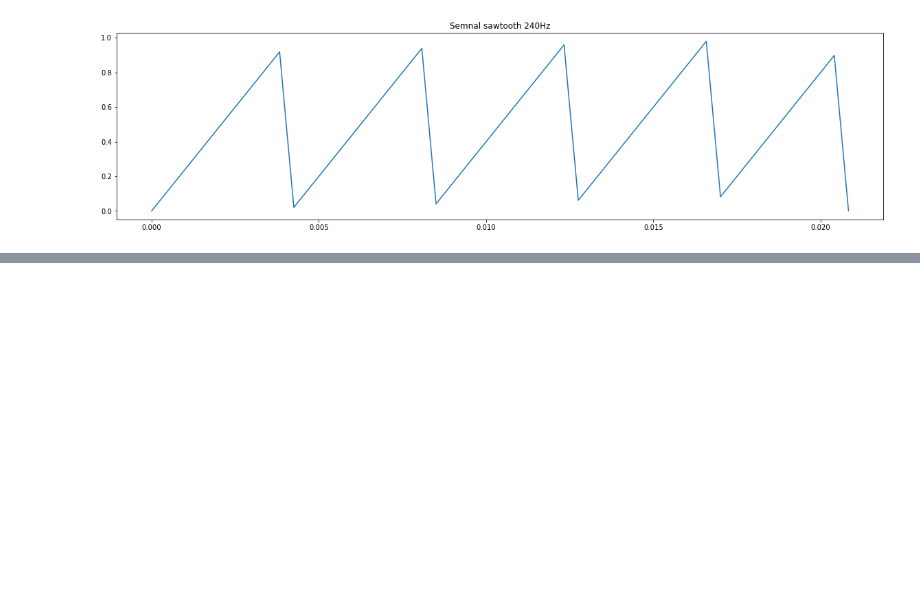
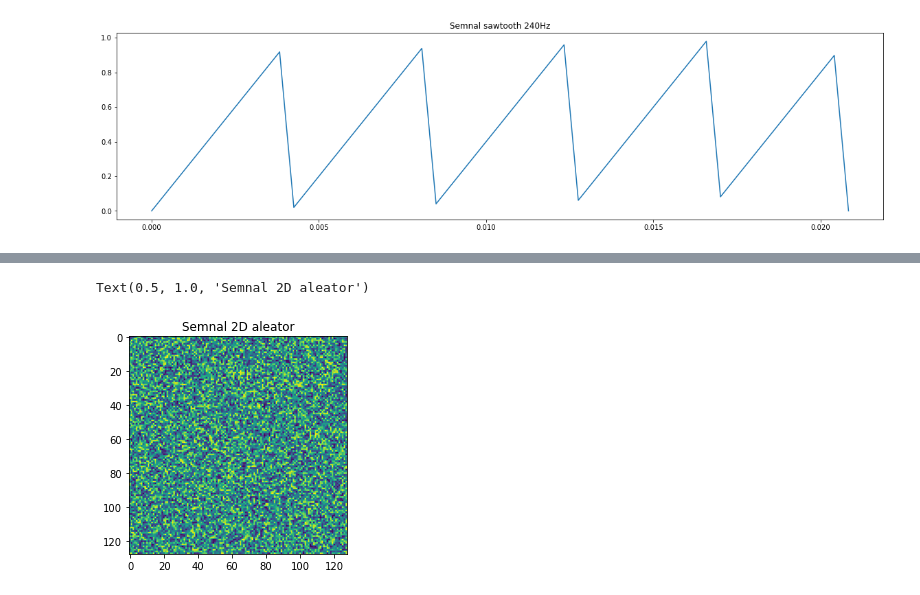
Before and after one commit to TomaBlogu/proc-sem, a Jupyter notebook: lab1/ex2.ipynb, the cells around one changed output, grey strips where cells are left out. Cells and saved outputs as stored; diff of their text form; code cells hidden in the pictures; blank space fills up the shorter version.

```diff
--- a/lab1/ex2.ipynb
+++ b/lab1/ex2.ipynb
@@ -33,0 +43,8 @@ Text(0.5, 1.0, 'Semnal sawtooth 240Hz')
+# %%
+#e
+I = np.random.rand(128,128)
+plt.imshow(I)
+plt.title("Semnal 2D aleator")
+# %% [output]
+Text(0.5, 1.0, 'Semnal 2D aleator')
+[figure, added]
```
Also changed, not shown: parts of 2 cells of this notebook, 7 other files.
